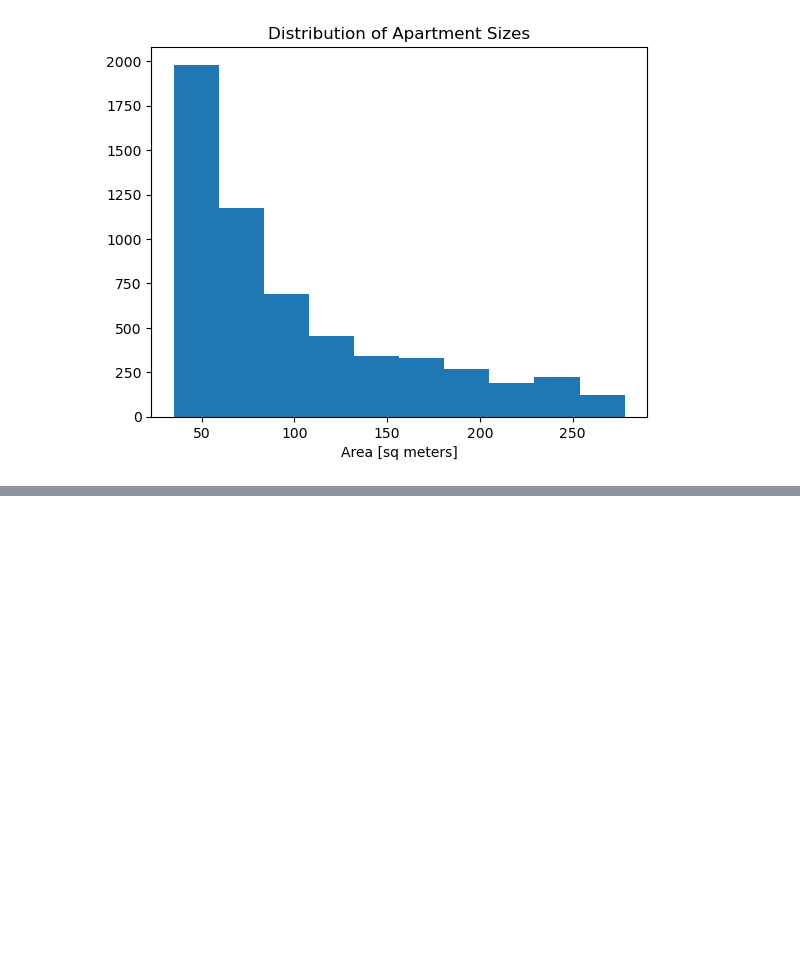
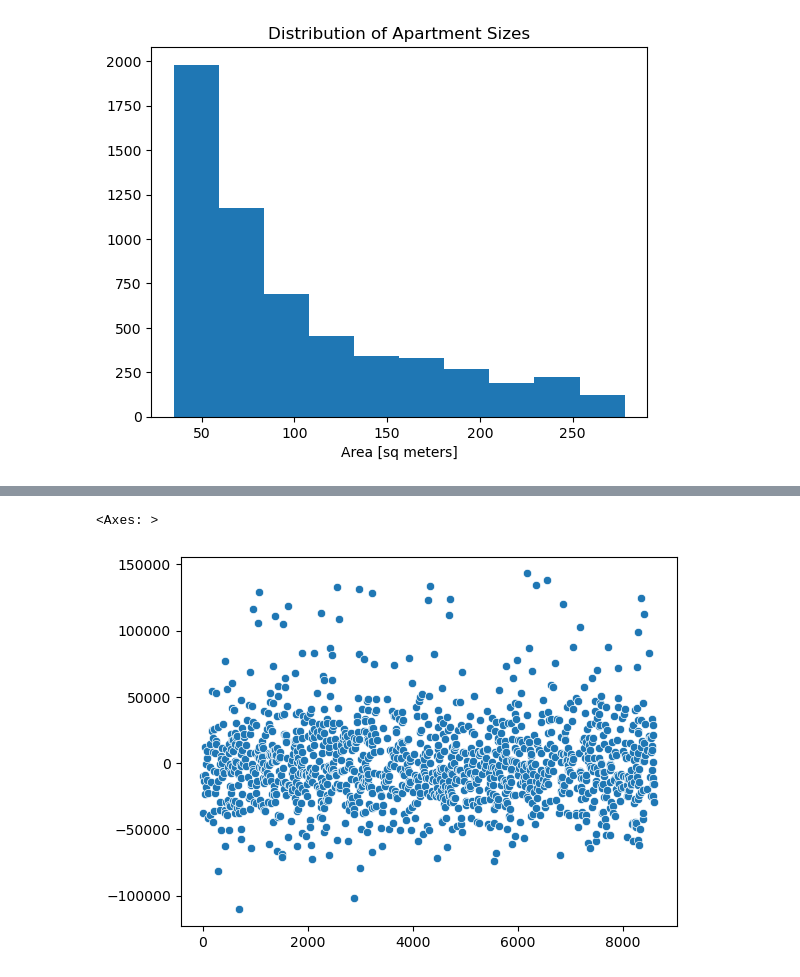
Before and after one commit to youssef-laouina/alx-solution-seekers, a Jupyter notebook: Study Group Discussions/Notebooks/Side_notes.ipynb, the cells around one changed output, grey strips where cells are left out. Saved outputs shown, nothing was run; the diff lists cells and outputs as text; code cells hidden in the pictures; blank space fills up the shorter version.

Commit message:
Updated files and added data folder

```diff
--- a/Study Group Discussions/Notebooks/Side_notes.ipynb
+++ b/Study Group Discussions/Notebooks/Side_notes.ipynb
@@ -76,0 +124,10 @@ plt.show()
+# %%
+df = wrangle('./real-estate-buenos_aires.csv')
+# %%
+ohe = OneHotEncoder(use_cat_names=True)
+
+ohe.fit(df)
+
+df_ae = ohe.transform(df)
+print(df_ae.shape)
+df_ae.head()
@@ -76,0 +163,13 @@ plt.show()
+# %%
+df_ae.columns = df_ae.columns.str.replace('/', '')
+# %%
+feature_matrix = df_ae.drop(columns='price_aprox_usd')
+target_vector = df_ae['price_aprox_usd']
+
+formula_str = target_vector.name + ' ~ ' + ' + '.join(feature_matrix)
+
+model = smf.ols(formula=formula_str, data=df_ae)
+
+fitted = model.fit()
+
+print(fitted.summary())
@@ -76,0 +194,5 @@ plt.show()
+# %%
+sns.scatterplot(fitted.resid)
+# %% [output]
+<Axes: >
+[figure, added]
```
Also changed, not shown: parts of 7 cells of this notebook, 8 other files.
